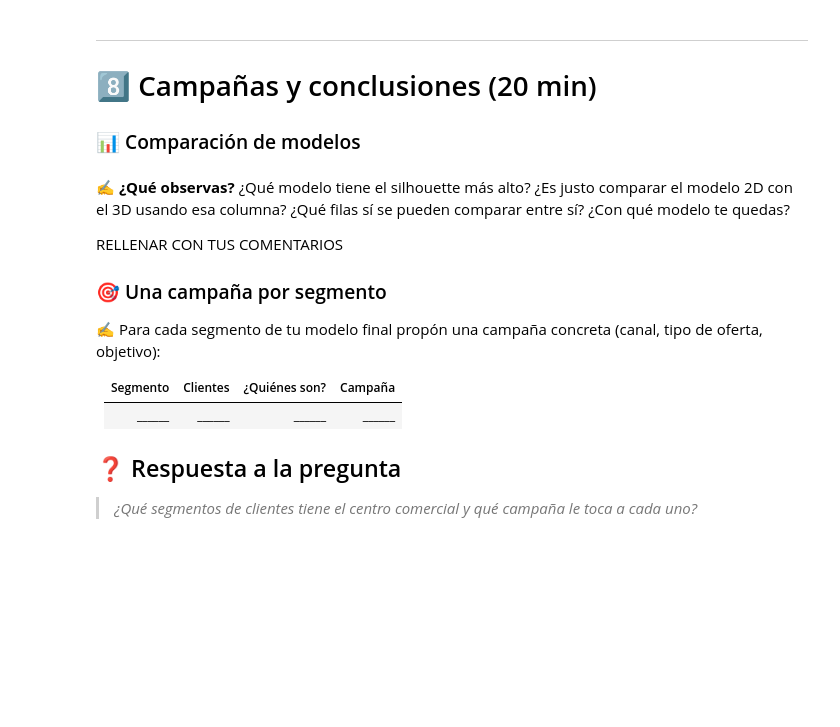
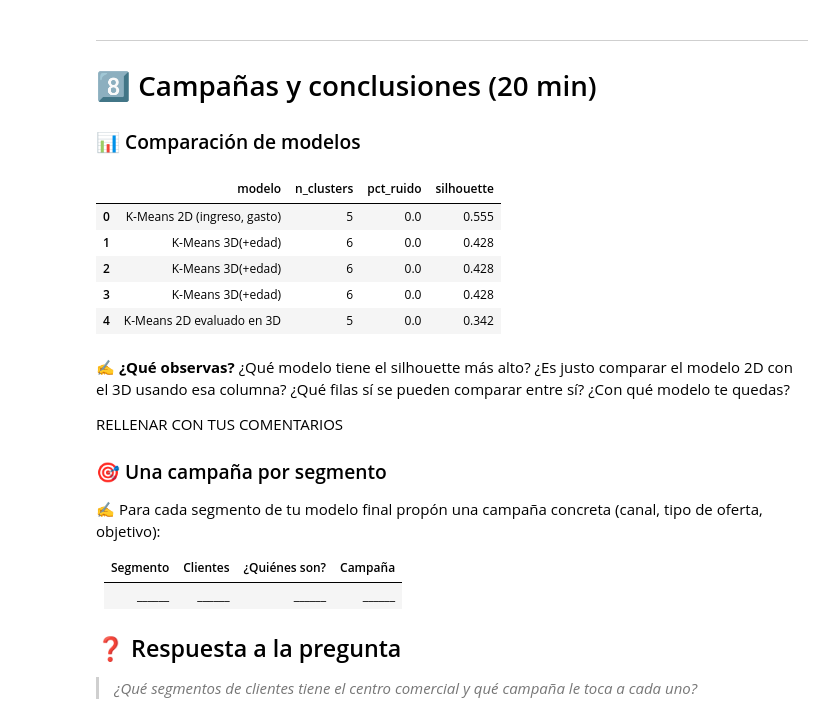
Before and after one commit to ncrespo75/aprendizaje-no-supervisado-544177, a Jupyter notebook: 01-kmeans/caso_mall.ipynb, the cells around one changed output. Cells and saved outputs as stored; diff of their text form; code cells hidden in the pictures; blank space fills up the shorter version.

```diff
--- a/01-kmeans/caso_mall.ipynb
+++ b/01-kmeans/caso_mall.ipynb
@@ -809,7 +901,16 @@ RELLENAR CON TUS COMENTARIOS
 # %%
 # Tabla comparativa de los modelos
 # Pista: pd.DataFrame(comparacion)
 # ✍️ Tu código aquí
+
+pd.DataFrame(comparacion)
+# %% [output]
+|  | modelo | n_clusters | pct_ruido | silhouette |
+| 0 | K-Means 2D (ingreso, gasto) | 5 | 0.0 | 0.555 |
+| 1 | K-Means 3D(+edad) | 6 | 0.0 | 0.428 |
+| 2 | K-Means 3D(+edad) | 6 | 0.0 | 0.428 |
+| 3 | K-Means 3D(+edad) | 6 | 0.0 | 0.428 |
+| 4 | K-Means 2D evaluado en 3D | 5 | 0.0 | 0.342 |
 # %% [markdown]
 ✍️ **¿Qué observas?** ¿Qué modelo tiene el silhouette más alto? ¿Es justo comparar el modelo 2D con el 3D usando esa columna? ¿Qué filas sí se pueden comparar entre sí? ¿Con qué modelo te quedas?
 
```
Also changed, not shown: parts of 8 cells of this notebook.
